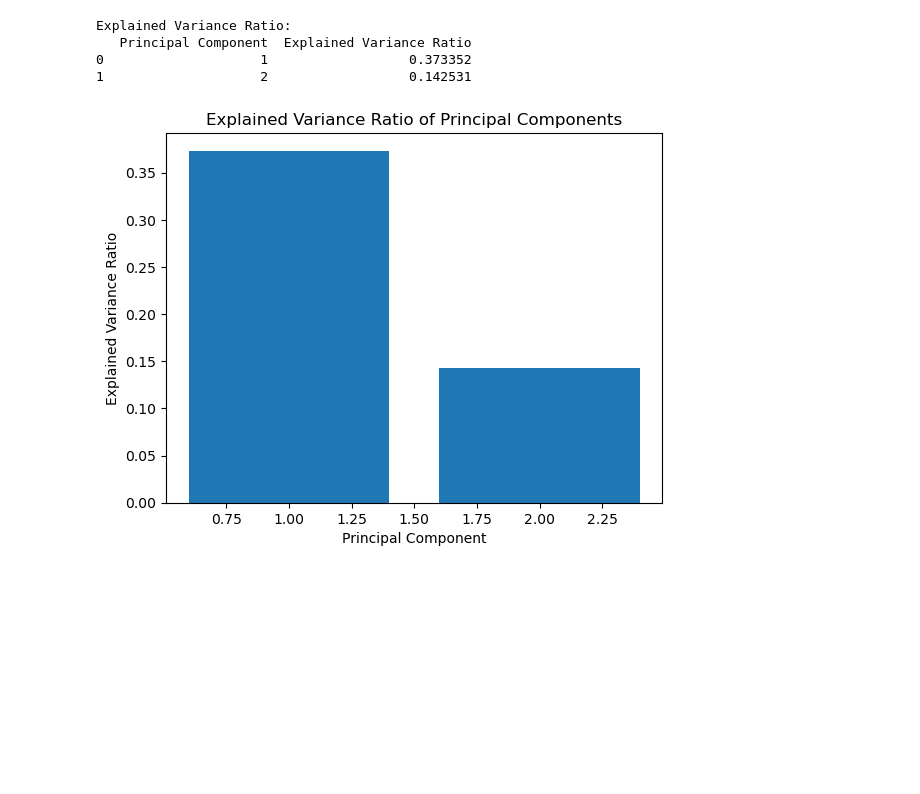
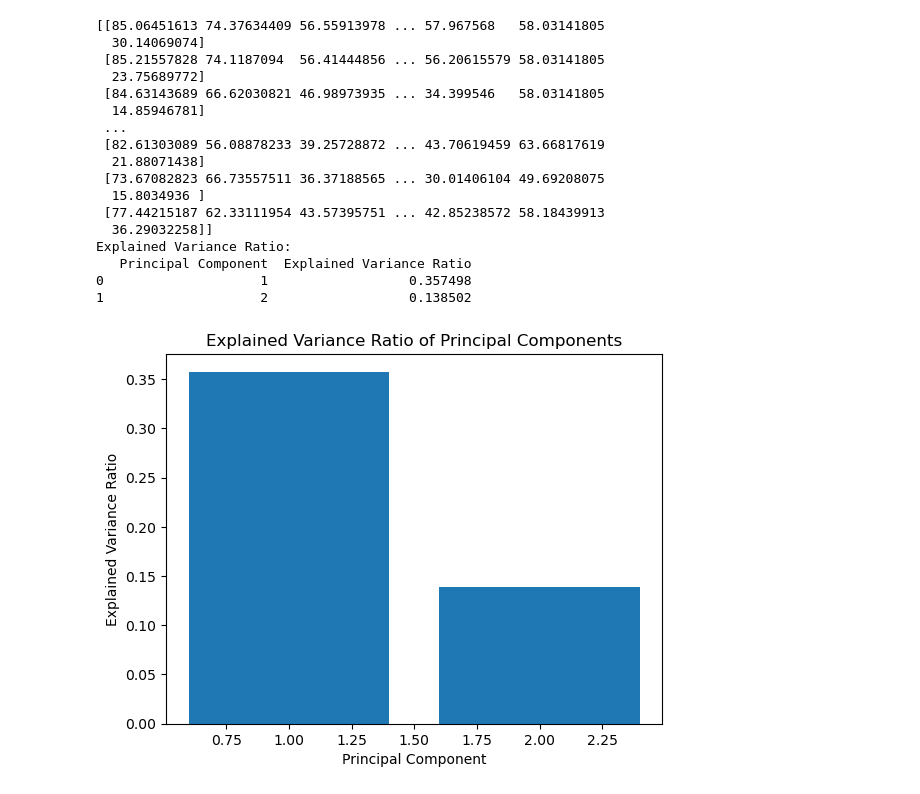
Before and after one commit to AncientAbacus/Coastal-Low-Cloudiness, a Jupyter notebook: PCA.ipynb, the cells around one changed output. Drawn from its saved outputs; the diff is of its cells as text; code cells hidden in the pictures; blank space fills up the shorter version.

```diff
--- a/PCA.ipynb
+++ b/PCA.ipynb
@@ -20,38 +79,53 @@ from Box_Plotting import *
 # get table with airports for columns and rows for observations?
 # /Users/ginoangelici/Projects/Scripps/Coastal-Low-Cloudiness/CLC_Data/Avg_Tables/Airport_CLC_Summary_Table_Years_1950_to_2023_Months_May_June_July_August_September_Hours_7_10_13_16_Elevation_Definition_1000.csv
 # made during table creation ^
+# ALL airports
 
 df_1 = pd.read_csv("CLC_Data/Avg_Tables/Airport_CLC_Summary_Table_Years_1950_to_2023_Months_May_June_July_August_September_Hours_7_10_13_16_Elevation_Definition_1000.csv")
 df_1.drop(columns=df_1.columns[0], axis=1,  inplace=True)
 df_1 = df_1.fillna(df_1.mean())
 
 features = ["PADK", "PACD", "PADQ", "PAHO", "PYAK", "KSIT", \
-"PANT", "CYAZ", "KAST", "KOTH", "KACV", "KOAK", "KSFO", "KMRY", "KVBG", "KNTD", "KLAX", "KLGB", "KSAN", "KNZY", "KNSI", "KNUC"]
+"PANT", "CYAZ", "KAST", "KOTH", "KACV", "KOAK", "KSFO", "KMRY", "KVBG", "KNTD", "KLAX", "KLGB", "KSAN", "KNZY", "KNSI", "KNUC", "KAVX"]
 
 x = df_1[features].values
+print(x)
 x = StandardScaler().fit_transform(x)
 
 n_components = 2
 pca = PCA(n_components=n_components)
 principal_components = pca.fit_transform(x)
 
 explained_variance_ratio = pca.explained_variance_ratio_
 
 explained_variance_df = pd.DataFrame({'Principal Component': range(1, n_components + 1),
                                       'Explained Variance Ratio': explained_variance_ratio})
 
 print("Explained Variance Ratio:")
 print(explained_variance_df)
 
 plt.figure()
 plt.bar(range(1, n_components + 1), explained_variance_ratio)
 plt.xlabel('Principal Component')
 plt.ylabel('Explained Variance Ratio')
 plt.title('Explained Variance Ratio of Principal Components')
 plt.show()
 # %% [output]
+[[85.06451613 74.37634409 56.55913978 ... 57.967568   58.03141805
+  30.14069074]
+ [85.21557828 74.1187094  56.41444856 ... 56.20615579 58.03141805
+  23.75689772]
+ [84.63143689 66.62030821 46.98973935 ... 34.399546   58.03141805
+  14.85946781]
+ ...
+ [82.61303089 56.08878233 39.25728872 ... 43.70619459 63.66817619
+  21.88071438]
+ [73.67082823 66.73557511 36.37188565 ... 30.01406104 49.69208075
+  15.8034936 ]
+ [77.44215187 62.33111954 43.57395751 ... 42.85238572 58.18439913
+  36.29032258]]
 Explained Variance Ratio:
    Principal Component  Explained Variance Ratio
-0                    1                  0.373352
-1                    2                  0.142531
+0                    1                  0.357498
+1                    2                  0.138502
-[figure, old version]
+[figure, new version]
```
Also changed, not shown: parts of 8 cells of this notebook, 25 other files.
